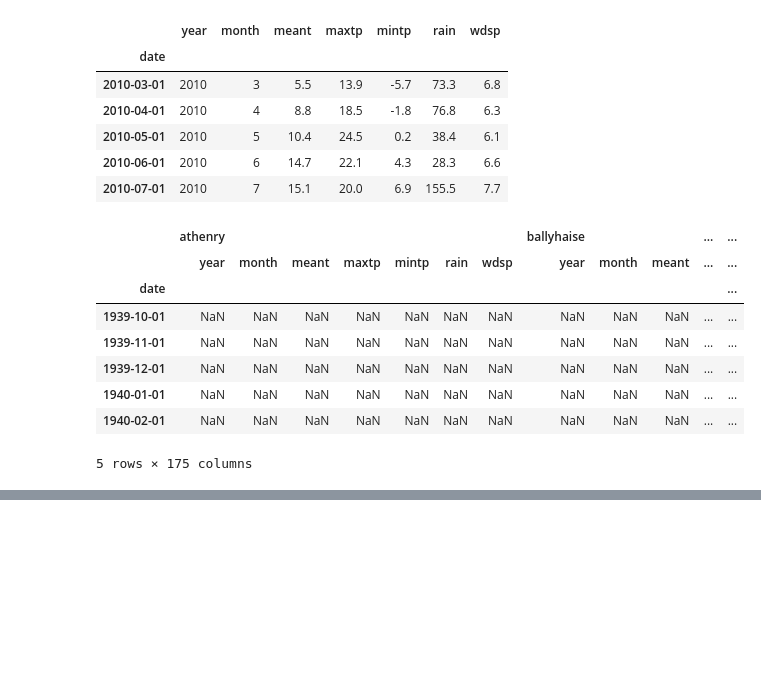
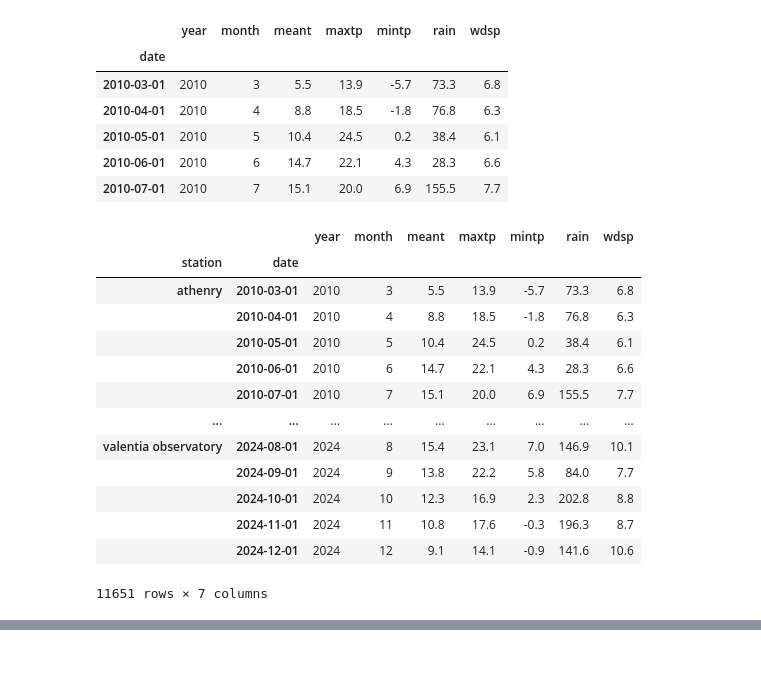
Before and after one commit to eoghanpw/PFDA-project, a Jupyter notebook: project.ipynb, the cells around one changed output, grey strips where cells are left out. Cells and saved outputs as stored; diff of their text form; code cells hidden in the pictures; blank space fills up the shorter version.

```diff
--- a/project.ipynb
+++ b/project.ipynb
@@ -433,16 +433,21 @@ dataframes['athenry'].head()
 | 2010-06-01 | 2010 | 6 | 14.7 | 22.1 | 4.3 | 28.3 | 6.6 |
 | 2010-07-01 | 2010 | 7 | 15.1 | 20.0 | 6.9 | 155.5 | 7.7 |
 # %%
-monthly_df = pd.concat(dataframes, axis=1, join="outer")
+monthly_df = pd.concat(dataframes, axis=0, join="outer",names=['station', 'date'])
 
-monthly_df.head()
+monthly_df
 # %% [output]
-|  | athenry |  |  |  |  |  |  | ballyhaise |  |  | ... | ... |
-|  | year | month | meant | maxtp | mintp | rain | wdsp | year | month | meant | ... | ... |
-| date |  |  |  |  |  |  |  |  |  |  |  | ... |
-| 1939-10-01 | NaN | NaN | NaN | NaN | NaN | NaN | NaN | NaN | NaN | NaN | ... | ... |
-| 1939-11-01 | NaN | NaN | NaN | NaN | NaN | NaN | NaN | NaN | NaN | NaN | ... | ... |
-| 1939-12-01 | NaN | NaN | NaN | NaN | NaN | NaN | NaN | NaN | NaN | NaN | ... | ... |
-| 1940-01-01 | NaN | NaN | NaN | NaN | NaN | NaN | NaN | NaN | NaN | NaN | ... | ... |
-| 1940-02-01 | NaN | NaN | NaN | NaN | NaN | NaN | NaN | NaN | NaN | NaN | ... | ... |
+|  |  | year | month | meant | maxtp | mintp | rain | wdsp |
+| station | date |  |  |  |  |  |  |  |
+| athenry | 2010-03-01 | 2010 | 3 | 5.5 | 13.9 | -5.7 | 73.3 | 6.8 |
+|  | 2010-04-01 | 2010 | 4 | 8.8 | 18.5 | -1.8 | 76.8 | 6.3 |
+|  | 2010-05-01 | 2010 | 5 | 10.4 | 24.5 | 0.2 | 38.4 | 6.1 |
+|  | 2010-06-01 | 2010 | 6 | 14.7 | 22.1 | 4.3 | 28.3 | 6.6 |
+|  | 2010-07-01 | 2010 | 7 | 15.1 | 20.0 | 6.9 | 155.5 | 7.7 |
+| ... | ... | ... | ... | ... | ... | ... | ... | ... |
+| valentia observatory | 2024-08-01 | 2024 | 8 | 15.4 | 23.1 | 7.0 | 146.9 | 10.1 |
+|  | 2024-09-01 | 2024 | 9 | 13.8 | 22.2 | 5.8 | 84.0 | 7.7 |
+|  | 2024-10-01 | 2024 | 10 | 12.3 | 16.9 | 2.3 | 202.8 | 8.8 |
+|  | 2024-11-01 | 2024 | 11 | 10.8 | 17.6 | -0.3 | 196.3 | 8.7 |
+|  | 2024-12-01 | 2024 | 12 | 9.1 | 14.1 | -0.9 | 141.6 | 10.6 |
-5 rows × 175 columns
+11651 rows × 7 columns
```
Also changed, not shown: parts of 4 cells of this notebook, 1 other file.
